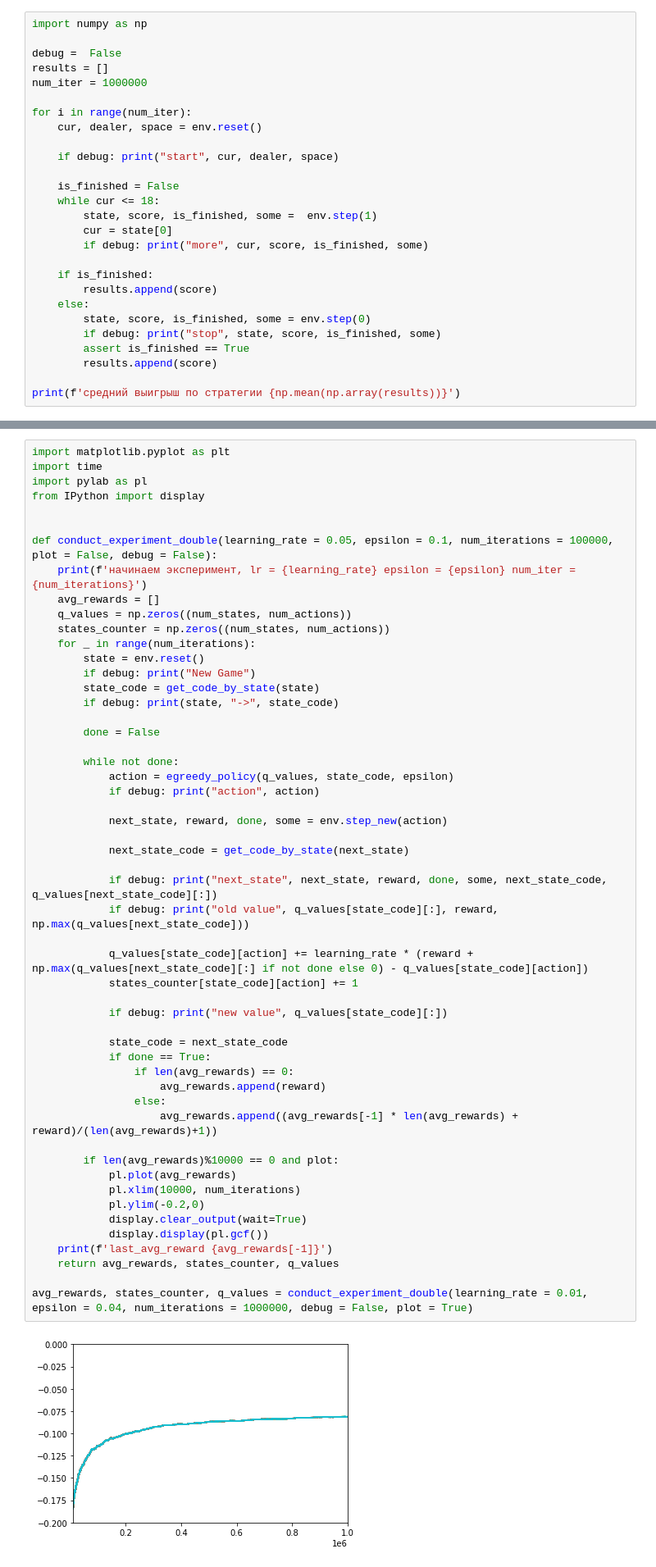
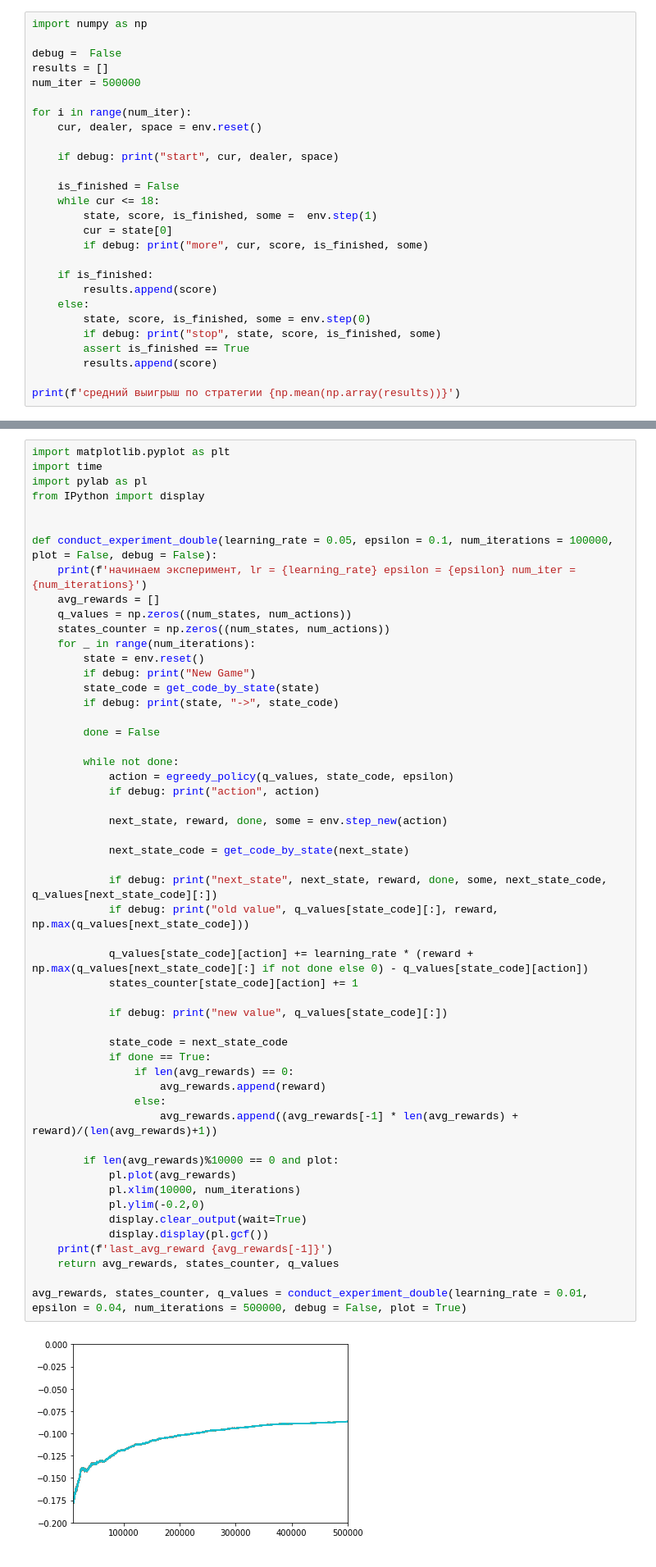
Before and after one commit to OlegPozovnoy/ReinforcementLearningHW, a Jupyter notebook: HW1/Blackjack.ipynb, the cells around one changed output, grey strips where cells are left out. Shown at 82% size. Saved outputs shown, nothing was run; the diff lists cells and outputs as text.

```diff
--- a/HW1/Blackjack.ipynb
+++ b/HW1/Blackjack.ipynb
@@ -17,7 +17,7 @@ import numpy as np
 
 debug =  False
 results = []
-num_iter = 1000000
+num_iter = 500000
 
 for i in range(num_iter):
     cur, dealer, space = env.reset()
@@ -318,32 +318,32 @@ def conduct_experiment_double(learning_rate = 0.05, epsilon = 0.1, num_iteration
 
             next_state, reward, done, some = env.step_new(action)
 
             next_state_code = get_code_by_state(next_state)
 
             if debug: print("next_state", next_state, reward, done, some, next_state_code, q_values[next_state_code][:])
             if debug: print("old value", q_values[state_code][:], reward, np.max(q_values[next_state_code]))
 
             q_values[state_code][action] += learning_rate * (reward + np.max(q_values[next_state_code][:] if not done else 0) - q_values[state_code][action])
             states_counter[state_code][action] += 1
 
             if debug: print("new value", q_values[state_code][:])
 
             state_code = next_state_code
             if done == True:
                 if len(avg_rewards) == 0:
                     avg_rewards.append(reward)
                 else:
                     avg_rewards.append((avg_rewards[-1] * len(avg_rewards) + reward)/(len(avg_rewards)+1))
 
         if len(avg_rewards)%10000 == 0 and plot:
             pl.plot(avg_rewards)
             pl.xlim(10000, num_iterations)
             pl.ylim(-0.2,0)
             display.clear_output(wait=True)
             display.display(pl.gcf())
     print(f'last_avg_reward {avg_rewards[-1]}')
     return avg_rewards, states_counter, q_values
 
-avg_rewards, states_counter, q_values = conduct_experiment_double(learning_rate = 0.01, epsilon = 0.04, num_iterations = 1000000, debug = False, plot = True)
+avg_rewards, states_counter, q_values = conduct_experiment_double(learning_rate = 0.01, epsilon = 0.04, num_iterations = 500000, debug = False, plot = True)
 # %% [output]
-[figure, old version]
+[figure, new version]
```
Also changed, not shown: parts of 17 cells of this notebook.
